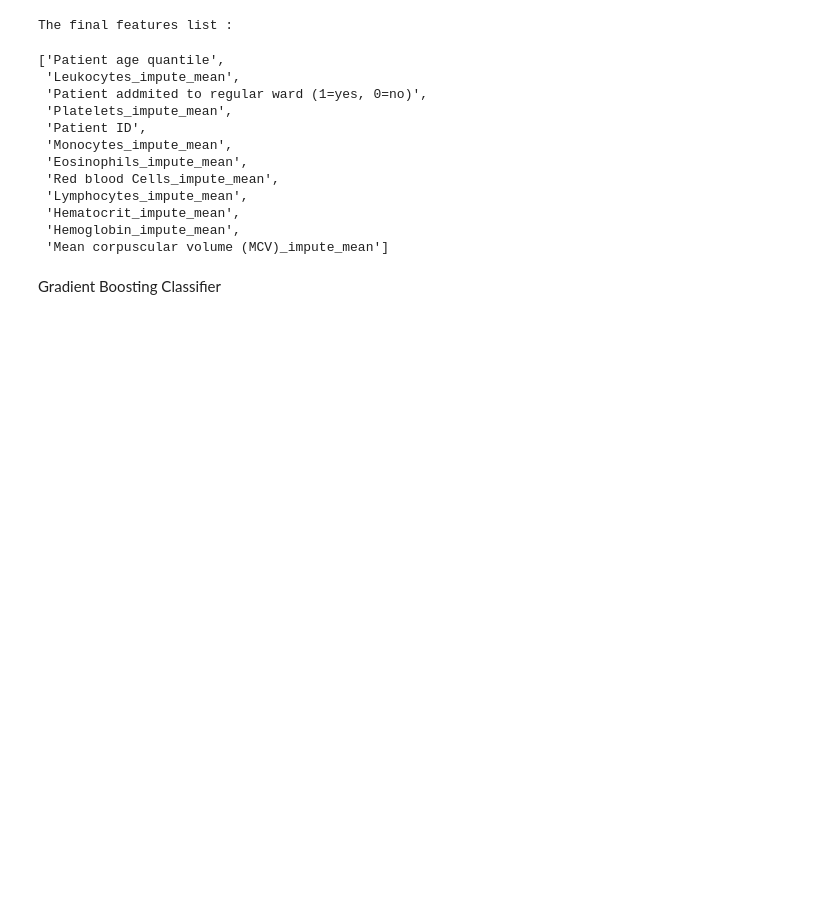
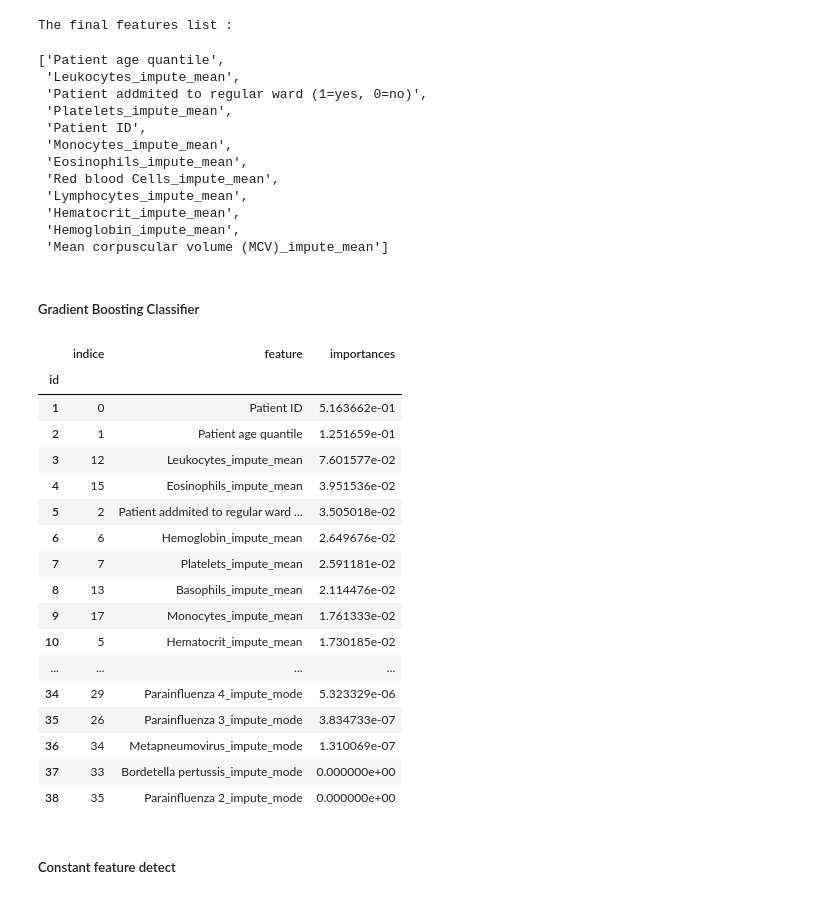
Before and after one commit to achrafexboy/Into-the-wild-of-Data-Science, a Jupyter notebook: OOP/NoteBook_testing.ipynb, the cells around one changed output. Saved outputs shown, nothing was run; the diff lists cells and outputs as text; code cells hidden in the pictures; blank space fills up the shorter version.

Commit message:
feature selection 25/06 start

```diff
--- a/OOP/NoteBook_testing.ipynb
+++ b/OOP/NoteBook_testing.ipynb
@@ -487,4 +487,30 @@ The final features list :
  'Hemoglobin_impute_mean',
  'Mean corpuscular volume (MCV)_impute_mean']
 # %% [markdown]
-Gradient Boosting Classifier
+##### Gradient Boosting Classifier
+# %%
+# we will start by testing bu gradient boosting classifier ()
+
+feature_rank_gb = fs.gbt_importance(X_train=X, y_train=y, max_depth = 10, n_estimators = 50, random_state = 0)
+feature_rank_gb
+# %% [output]
+|  | indice | feature | importances |
+| id |  |  |  |
+| 1 | 0 | Patient ID | 5.163662e-01 |
+| 2 | 1 | Patient age quantile | 1.251659e-01 |
+| 3 | 12 | Leukocytes_impute_mean | 7.601577e-02 |
+| 4 | 15 | Eosinophils_impute_mean | 3.951536e-02 |
+| 5 | 2 | Patient addmited to regular ward ... | 3.505018e-02 |
+| 6 | 6 | Hemoglobin_impute_mean | 2.649676e-02 |
+| 7 | 7 | Platelets_impute_mean | 2.591181e-02 |
+| 8 | 13 | Basophils_impute_mean | 2.114476e-02 |
+| 9 | 17 | Monocytes_impute_mean | 1.761333e-02 |
+| 10 | 5 | Hematocrit_impute_mean | 1.730185e-02 |
+| ... | ... | ... | ... |
+| 34 | 29 | Parainfluenza 4_impute_mode | 5.323329e-06 |
+| 35 | 26 | Parainfluenza 3_impute_mode | 3.834733e-07 |
+| 36 | 34 | Metapneumovirus_impute_mode | 1.310069e-07 |
+| 37 | 33 | Bordetella pertussis_impute_mode | 0.000000e+00 |
+| 38 | 35 | Parainfluenza 2_impute_mode | 0.000000e+00 |
+# %% [markdown]
+##### Constant feature detect
```
Also changed, not shown: 1 other file.
